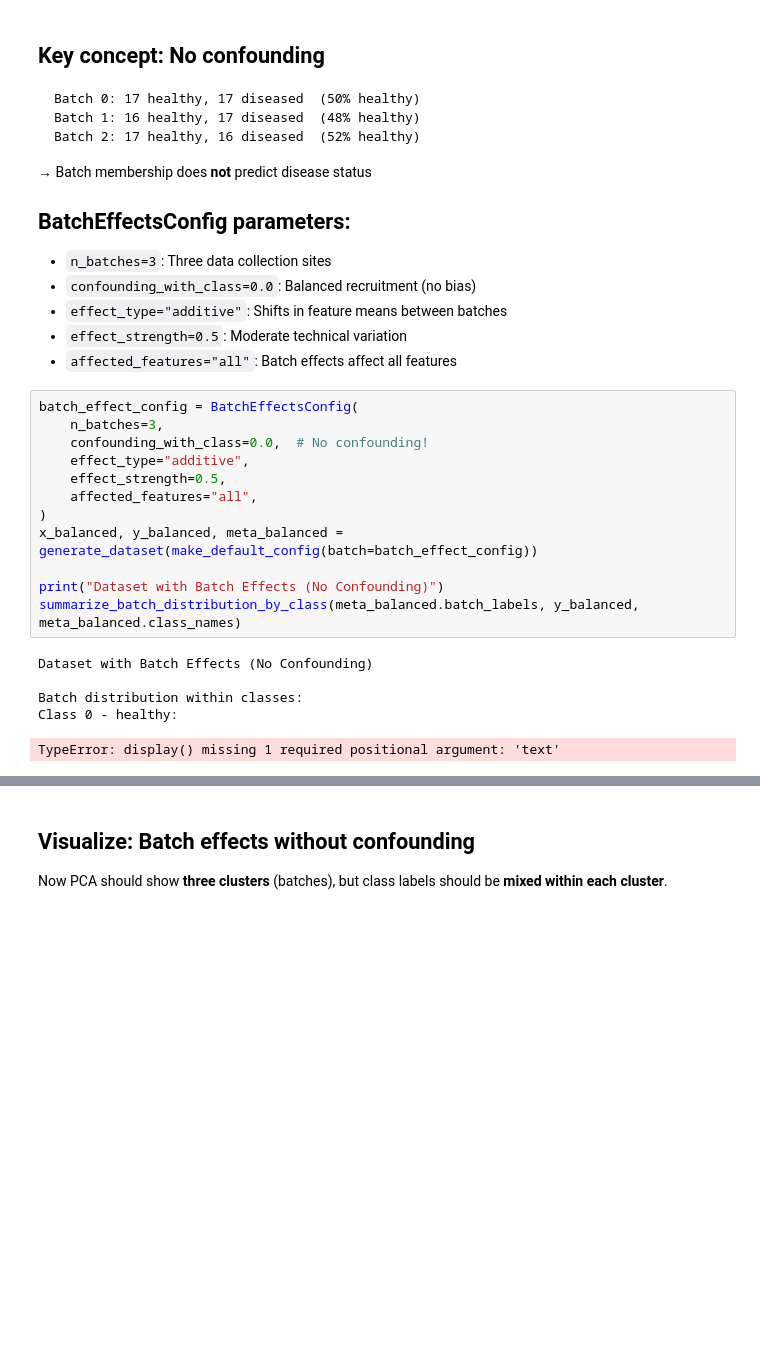
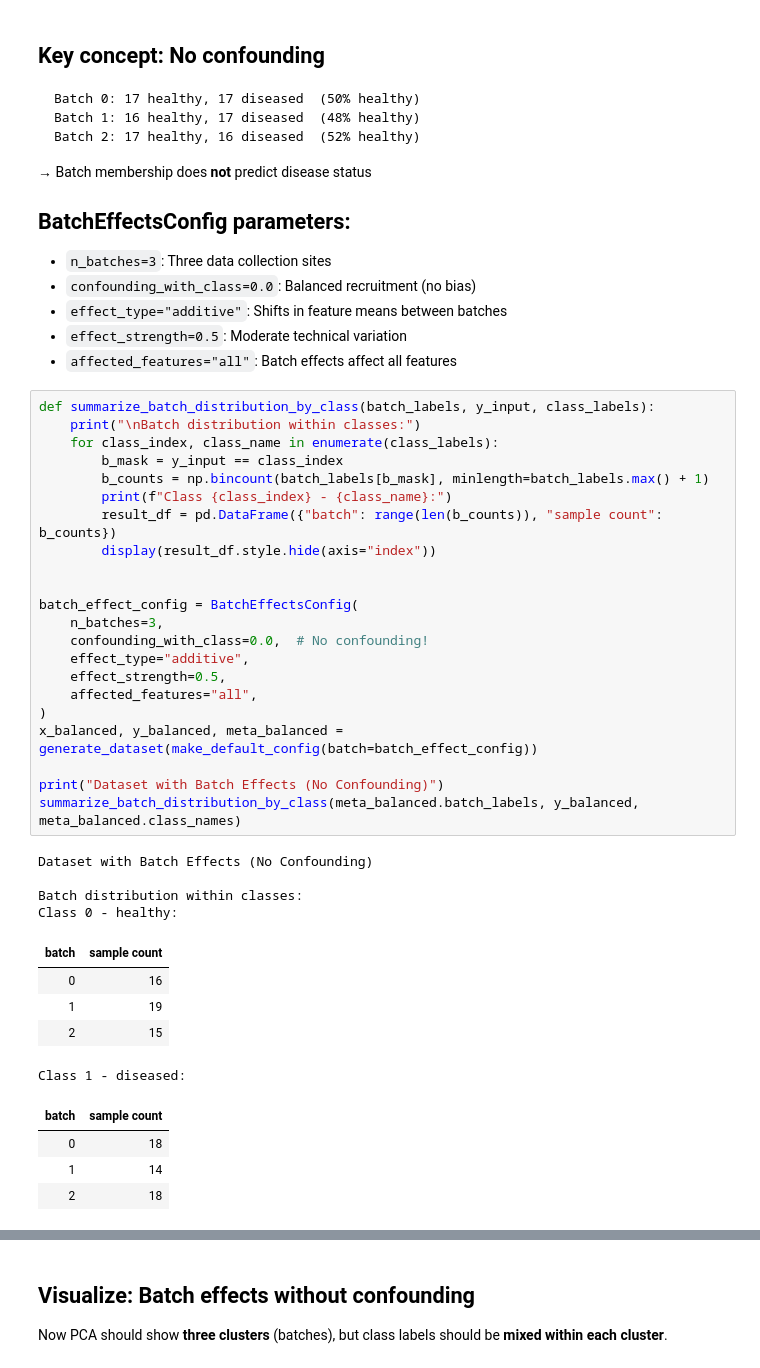
Before and after one commit to sigrun-may/synthetic-biomedical-data-course, a Jupyter notebook: notebooks/04b_non_causal_variation_generating.ipynb, the cells around one changed output, grey strips where cells are left out. Drawn from its saved outputs; the diff is of its cells as text; blank space fills up the shorter version.

Commit message:
Format and include summarize_batch_distribution_by_class as function

```diff
--- a/notebooks/04b_non_causal_variation_generating.ipynb
+++ b/notebooks/04b_non_causal_variation_generating.ipynb
@@ -196,23 +190,41 @@ Batch 2: 17 healthy, 16 diseased  (52% healthy)
 - `effect_strength=0.5`: Moderate technical variation
 - `affected_features="all"`: Batch effects affect all features
 # %%
+def summarize_batch_distribution_by_class(batch_labels, y_input, class_labels):
+    print("\nBatch distribution within classes:")
+    for class_index, class_name in enumerate(class_labels):
+        b_mask = y_input == class_index
+        b_counts = np.bincount(batch_labels[b_mask], minlength=batch_labels.max() + 1)
+        print(f"Class {class_index} - {class_name}:")
+        result_df = pd.DataFrame({"batch": range(len(b_counts)), "sample count": b_counts})
+        display(result_df.style.hide(axis="index"))
+
+
 batch_effect_config = BatchEffectsConfig(
     n_batches=3,
     confounding_with_class=0.0,  # No confounding!
     effect_type="additive",
     effect_strength=0.5,
     affected_features="all",
 )
 x_balanced, y_balanced, meta_balanced = generate_dataset(make_default_config(batch=batch_effect_config))
 
 print("Dataset with Batch Effects (No Confounding)")
 summarize_batch_distribution_by_class(meta_balanced.batch_labels, y_balanced, meta_balanced.class_names)
 # %% [output]
 Dataset with Batch Effects (No Confounding)
 
 Batch distribution within classes:
 Class 0 - healthy:
+| batch | sample count |
+| 0 | 16 |
+| 1 | 19 |
+| 2 | 15 |
-TypeError: display() missing 1 required positional argument: 'text'
+Class 1 - diseased:
+| batch | sample count |
+| 0 | 18 |
+| 1 | 14 |
+| 2 | 18 |
 # %%
 # Calculate class proportions per batch
 summarize_class_balance_per_batch(
```
Also changed, not shown: parts of 13 cells of this notebook.
